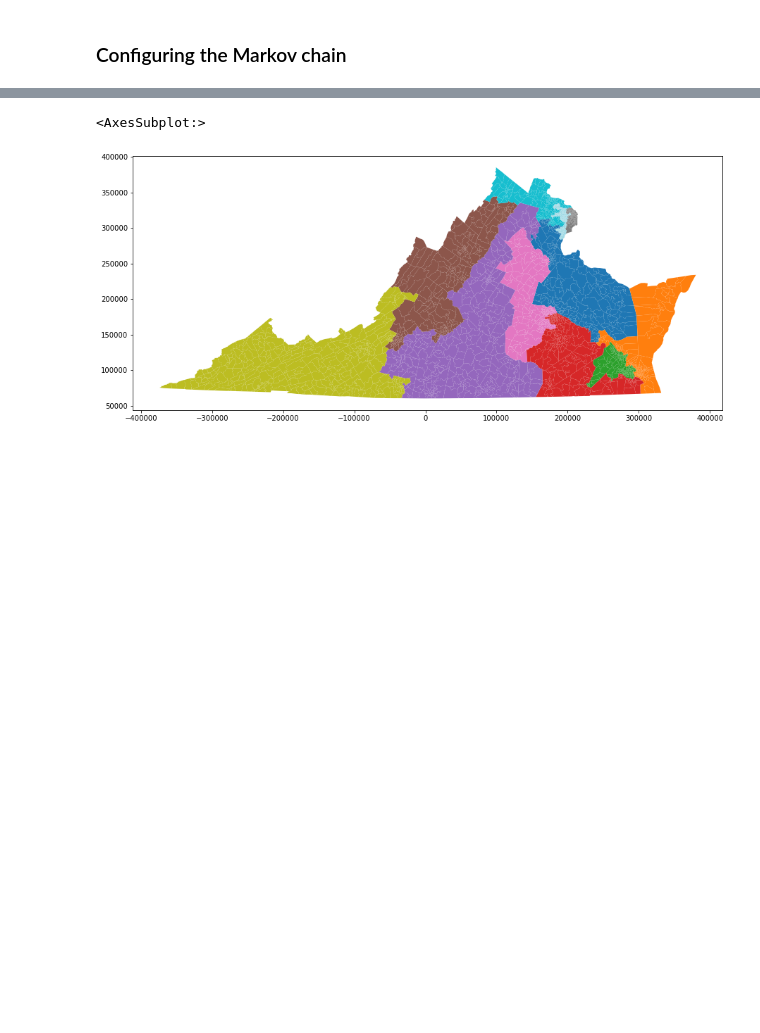
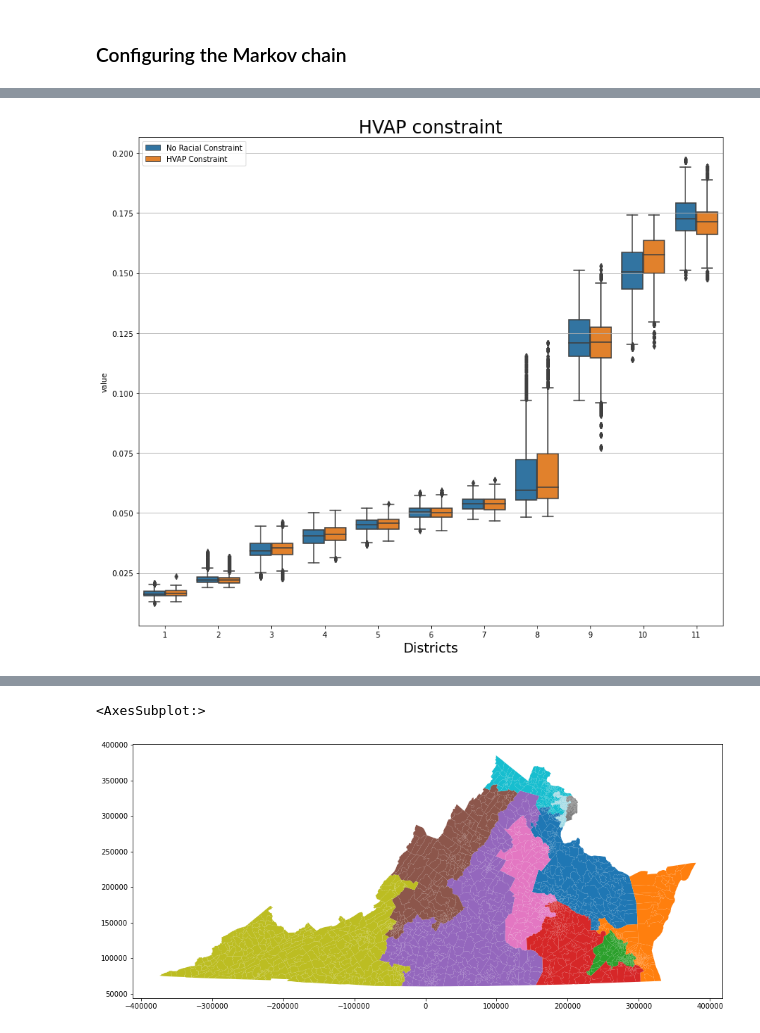
Before and after one commit to RahulReady/Redistricting-Project, a Jupyter notebook: BVAP.ipynb, the cells around one changed output, grey strips where cells are left out. Drawn from its saved outputs; the diff is of its cells as text; code cells hidden in the pictures; blank space fills up the shorter version.

```diff
--- a/BVAP.ipynb
+++ b/BVAP.ipynb
@@ -235,0 +387,6 @@ black_vpop_constraint = pd.DataFrame(
+# %%
+mdf = getDataFrame([population['Hispanic'], population_constraintH]
+                   , ["No Racial Constraint", "HVAP Constraint"])
+plotMDF(mdf, xlabel='Districts', title="HVAP constraint")
+# %% [output]
+[figure, added]
```
Also changed, not shown: parts of 39 cells of this notebook.
